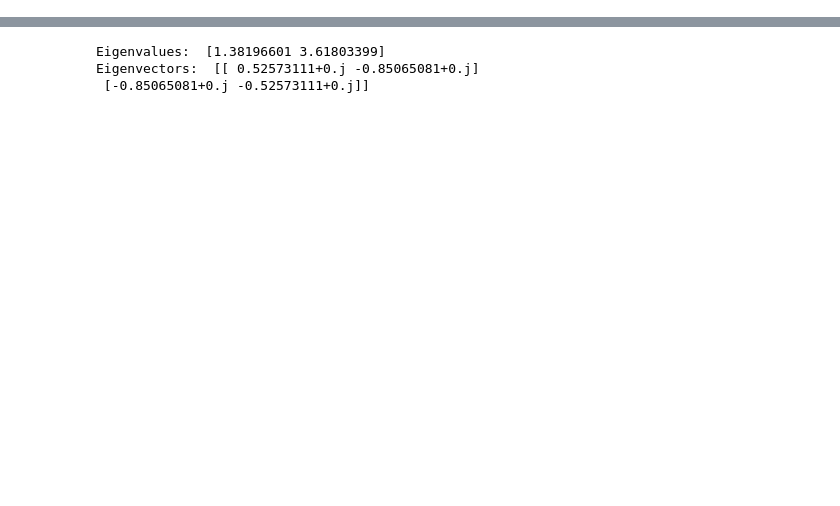
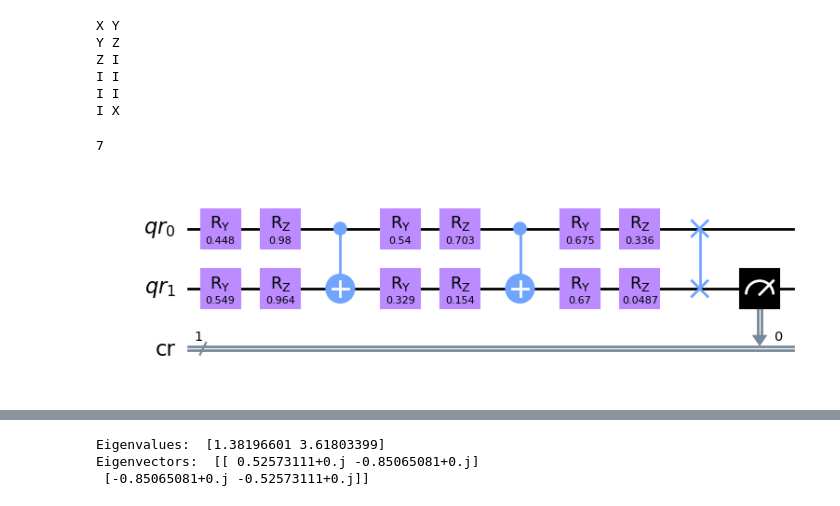
Before and after one commit to MUbarak123-56/qml-optimization, a Jupyter notebook: ground_state.ipynb, the cells around one changed output, grey strips where cells are left out. Drawn from its saved outputs; the diff is of its cells as text; code cells hidden in the pictures; blank space fills up the shorter version.

```diff
--- a/ground_state.ipynb
+++ b/ground_state.ipynb
@@ -163,3 +159,14 @@ def matrix_decomposition_circuits(H, add_ansatz):
         circuits[paulistring] = (qc,weight)
 
     return circuits
+# %%
+paulis = "XYZIIIX"
+for id, (one, two) in enumerate(zip(paulis, paulis[1:])):
+  print(one, two)
+# %% [output]
+X Y
+Y Z
+Z I
+I I
+I I
+I X
@@ -165,0 +178,8 @@ def matrix_decomposition_circuits(H, add_ansatz):
+# %%
+len(circuits)
+# %% [output]
+7
+# %%
+circuits[str(list(circuits.keys())[2])][0].draw("mpl")
+# %% [output]
+[figure, added]
```
Also changed, not shown: parts of 8 cells of this notebook.
